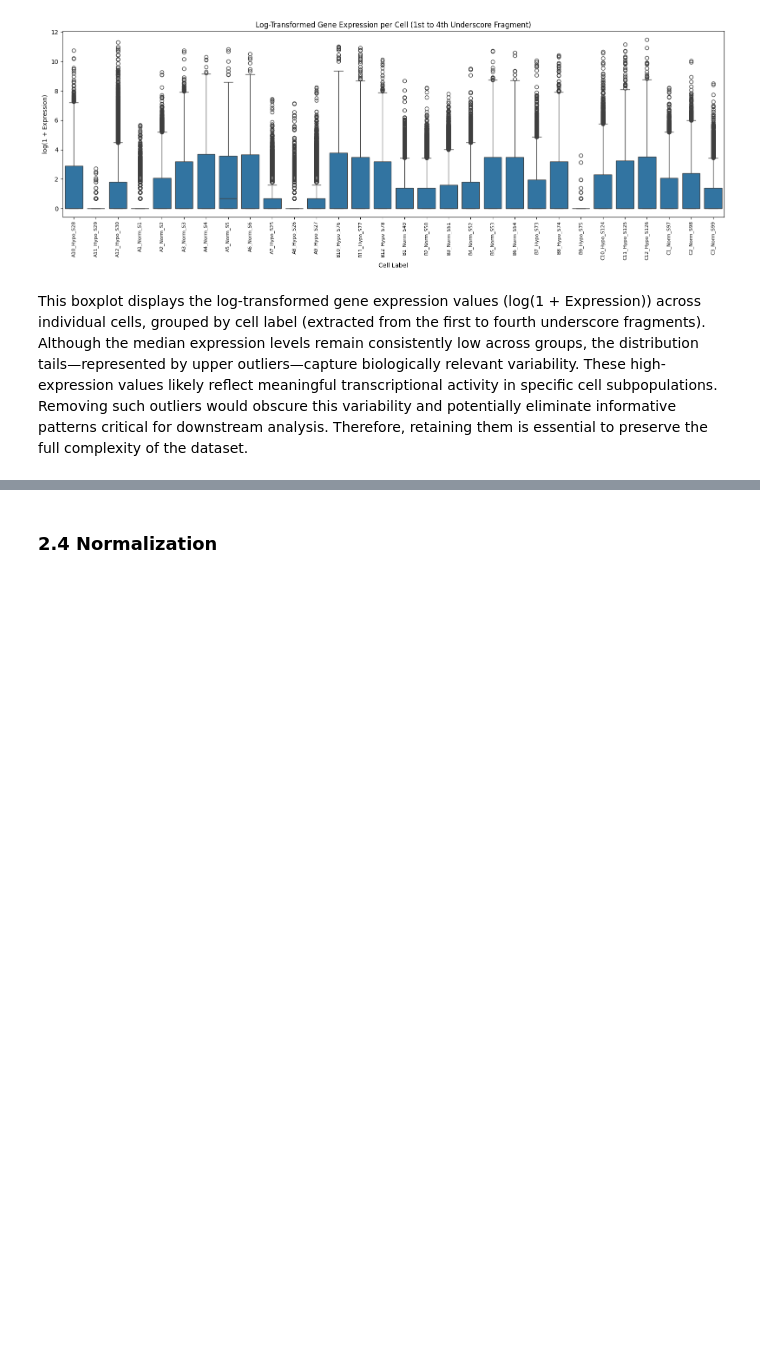
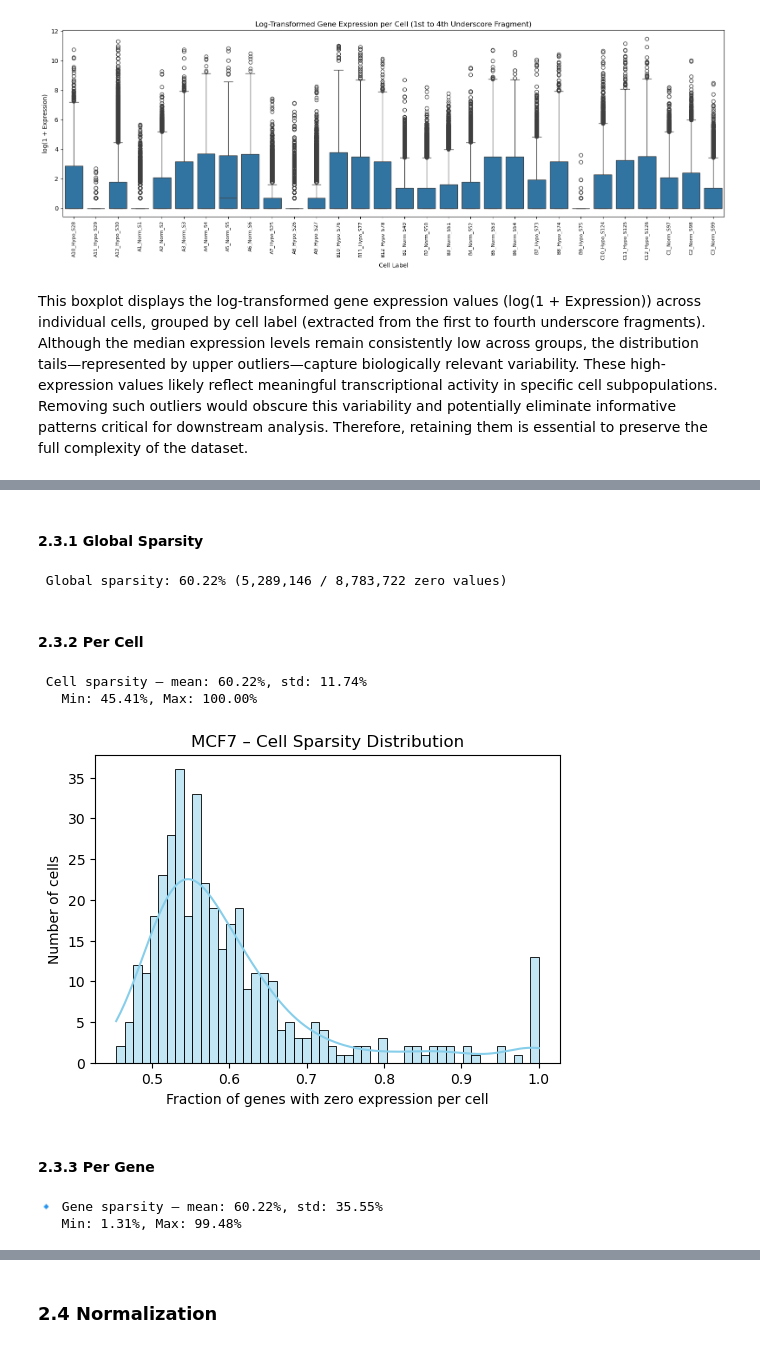
Before and after one commit to katiarusso/breast-cancer-ml-classification, a Jupyter notebook: Notebooks/Main.ipynb, the cells around one changed output, grey strips where cells are left out. Saved outputs shown, nothing was run; the diff lists cells and outputs as text; code cells hidden in the pictures; blank space fills up the shorter version.

```diff
--- a/Notebooks/Main.ipynb
+++ b/Notebooks/Main.ipynb
@@ -500,0 +477,38 @@ Removing low quality cells ...
+# %% [markdown]
+#### **2.3.1** Global Sparsity
+# %%
+n_genes, n_cells = dfs_mcf_unfiltered.shape
+total_entries = n_genes * n_cells
+total_zeros = (dfs_mcf_unfiltered == 0).sum().sum()
+global_sparsity = total_zeros / total_entries
+print(f"\n Global sparsity: {global_sparsity:.2%} ({total_zeros:,} / {total_entries:,} zero values)")
+# %% [output]
+ Global sparsity: 60.22% (5,289,146 / 8,783,722 zero values)
+# %% [markdown]
+#### **2.3.2** Per Cell
+# %%
+# Sparsity per cell (columns): how many zeros per cell
+cell_sparsity = (dfs_mcf_unfiltered == 0).sum(axis=0) / n_genes
+print(f"\n Cell sparsity — mean: {cell_sparsity.mean():.2%}, std: {cell_sparsity.std():.2%}")
+print(f"   Min: {cell_sparsity.min():.2%}, Max: {cell_sparsity.max():.2%}")
+# %% [output]
+ Cell sparsity — mean: 60.22%, std: 11.74%
+   Min: 45.41%, Max: 100.00%
+# %%
+plt.figure(figsize=(6, 4))
+sns.histplot(cell_sparsity, bins=50, kde=True, color="skyblue")
+plt.title("MCF7 – Cell Sparsity Distribution")
+plt.xlabel("Fraction of genes with zero expression per cell")
+plt.ylabel("Number of cells")
+plt.show()
+# %% [output]
+[figure, added]
+# %% [markdown]
+#### **2.3.3** Per Gene
+# %%
+gene_sparsity = (dfs_mcf_unfiltered == 0).sum(axis=1) / n_cells
+print(f"\n🔹 Gene sparsity — mean: {gene_sparsity.mean():.2%}, std: {gene_sparsity.std():.2%}")
+print(f"   Min: {gene_sparsity.min():.2%}, Max: {gene_sparsity.max():.2%}")
+# %% [output]
+🔹 Gene sparsity — mean: 60.22%, std: 35.55%
+   Min: 1.31%, Max: 99.48%
```
Also changed, not shown: parts of 46 cells of this notebook.
